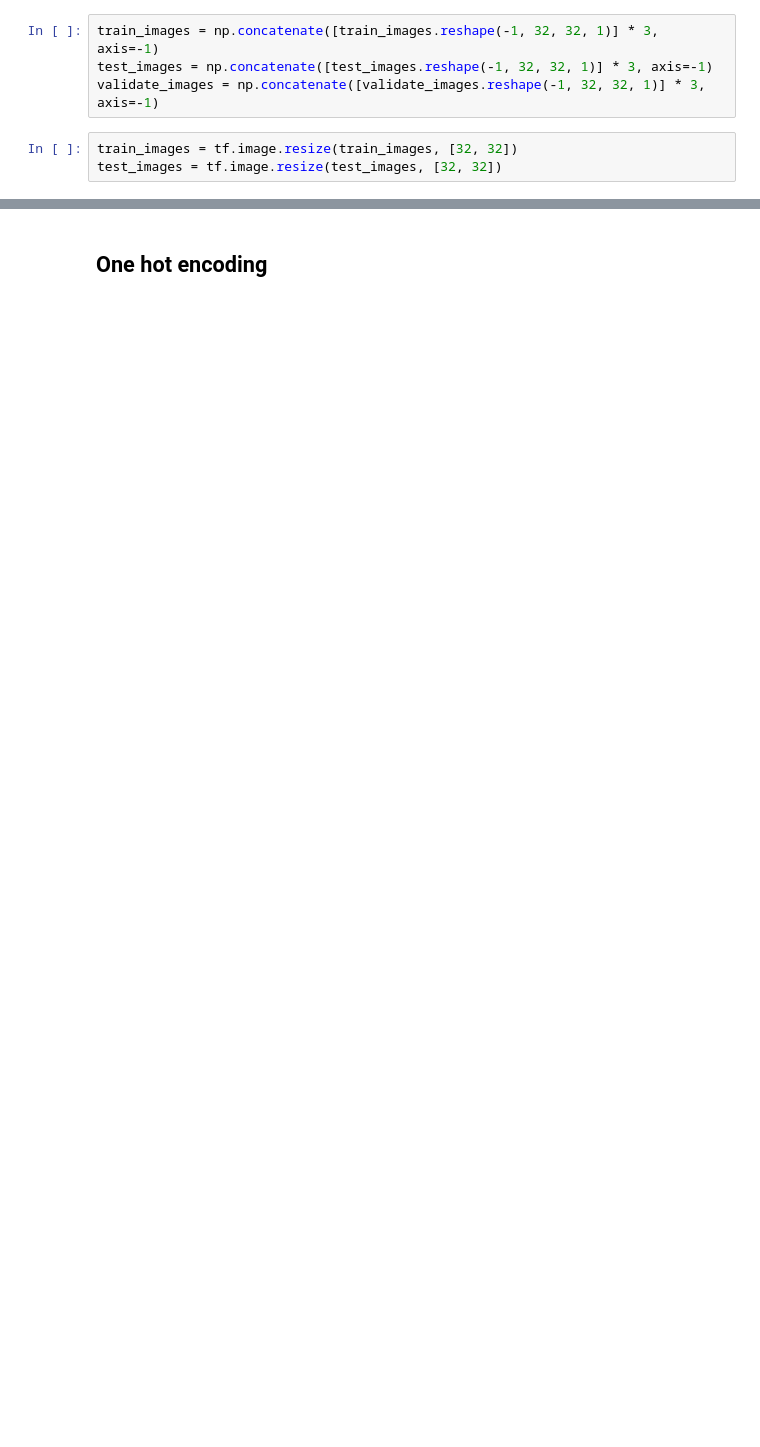
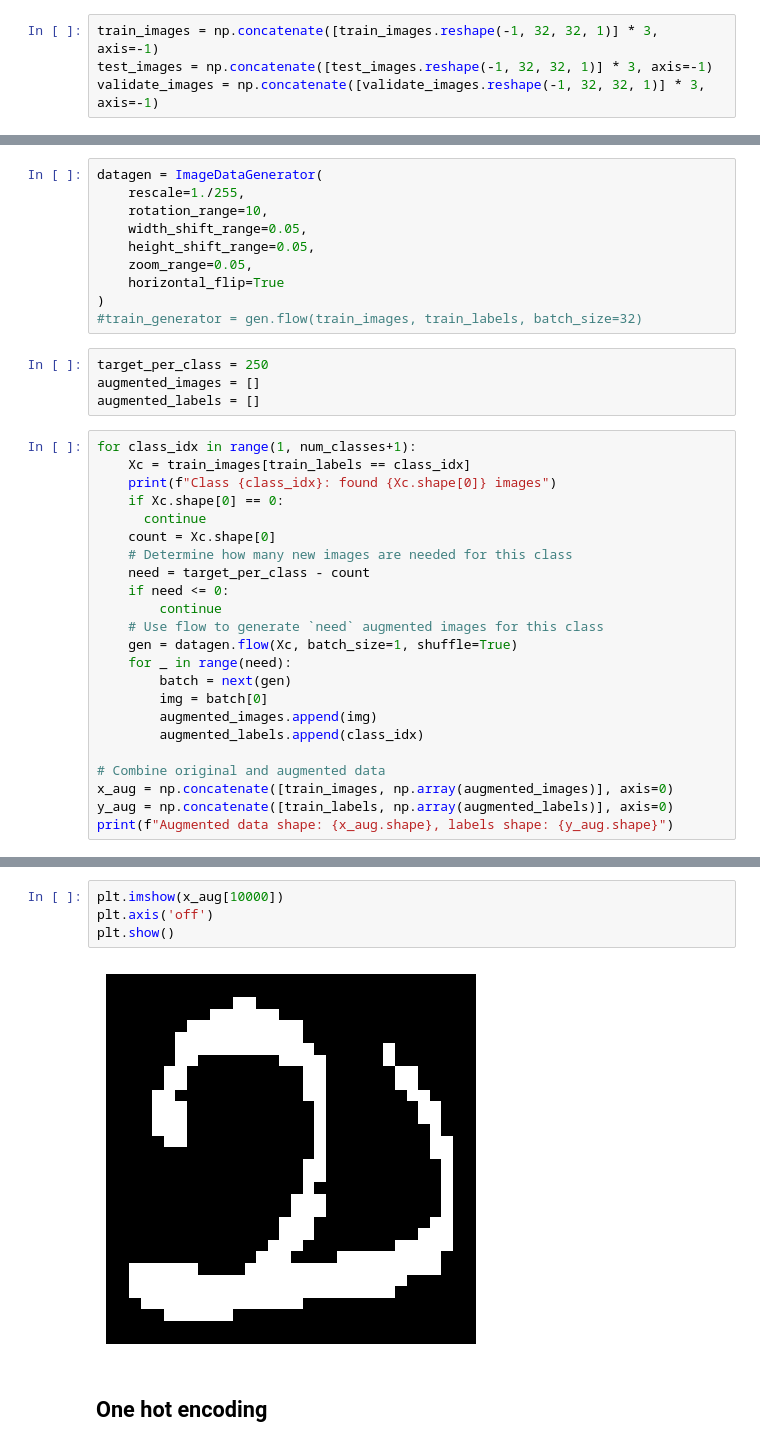
Before and after one commit to jude7733/Malayalam-Character-Recognition, a Jupyter notebook: MobileNetv3Small.ipynb, the cells around one changed output, grey strips where cells are left out. Cells and saved outputs as stored; diff of their text form; blank space fills up the shorter version.

```diff
--- a/MobileNetv3Small.ipynb
+++ b/MobileNetv3Small.ipynb
@@ -53,6 +59,3 @@ array([ 1,  2,  3,  4,  5,  6,  7,  8,  9, 10, 11, 12, 13, 14, 15, 16, 17,
 train_images = np.concatenate([train_images.reshape(-1, 32, 32, 1)] * 3, axis=-1)
 test_images = np.concatenate([test_images.reshape(-1, 32, 32, 1)] * 3, axis=-1)
 validate_images = np.concatenate([validate_images.reshape(-1, 32, 32, 1)] * 3, axis=-1)
-# %%
-train_images = tf.image.resize(train_images, [32, 32])
-test_images = tf.image.resize(test_images, [32, 32])
@@ -62,0 +68,37 @@ TensorShape([17235, 32, 32, 3])
+# %%
+datagen = ImageDataGenerator(
+    rescale=1./255,
+    rotation_range=10,
+    width_shift_range=0.05,
+    height_shift_range=0.05,
+    zoom_range=0.05,
+    horizontal_flip=True
+)
+#train_generator = gen.flow(train_images, train_labels, batch_size=32)
+# %%
+target_per_class = 250
+augmented_images = []
+augmented_labels = []
+# %%
+for class_idx in range(1, num_classes+1):
+    Xc = train_images[train_labels == class_idx]
+    print(f"Class {class_idx}: found {Xc.shape[0]} images")
+    if Xc.shape[0] == 0:
+      continue
+    count = Xc.shape[0]
+    # Determine how many new images are needed for this class
+    need = target_per_class - count
+    if need <= 0:
+        continue
+    # Use flow to generate `need` augmented images for this class
+    gen = datagen.flow(Xc, batch_size=1, shuffle=True)
+    for _ in range(need):
+        batch = next(gen)
+        img = batch[0]
+        augmented_images.append(img)
+        augmented_labels.append(class_idx)
+
+# Combine original and augmented data
+x_aug = np.concatenate([train_images, np.array(augmented_images)], axis=0)
+y_aug = np.concatenate([train_labels, np.array(augmented_labels)], axis=0)
+print(f"Augmented data shape: {x_aug.shape}, labels shape: {y_aug.shape}")
@@ -63,2 +123,8 @@ TensorShape([17235, 32, 32, 3])
+# %%
+plt.imshow(x_aug[10000])
+plt.axis('off')
+plt.show()
+# %% [output]
+[figure, added]
 # %% [markdown]
 ## One hot encoding
```
Also changed, not shown: parts of 30 cells of this notebook.
